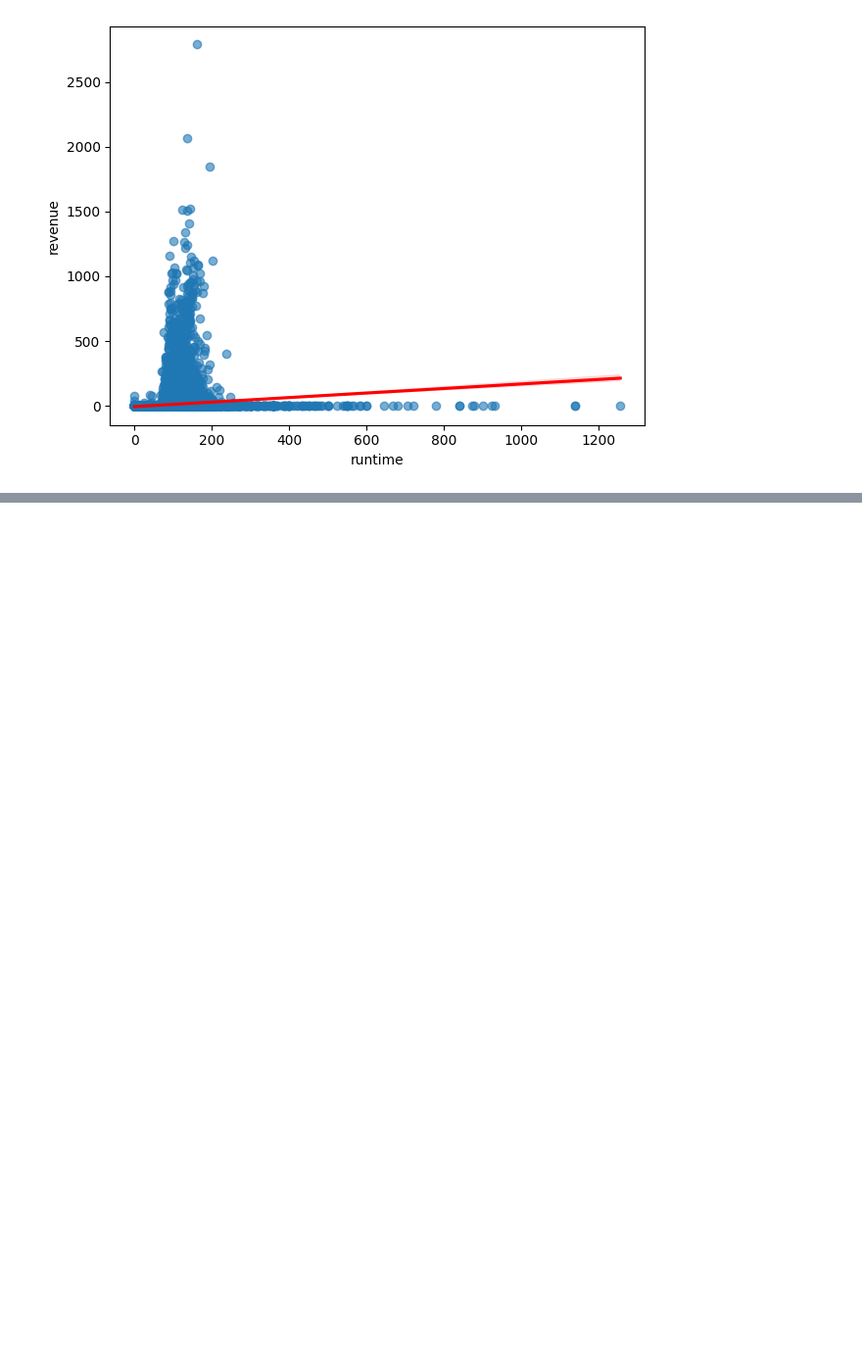
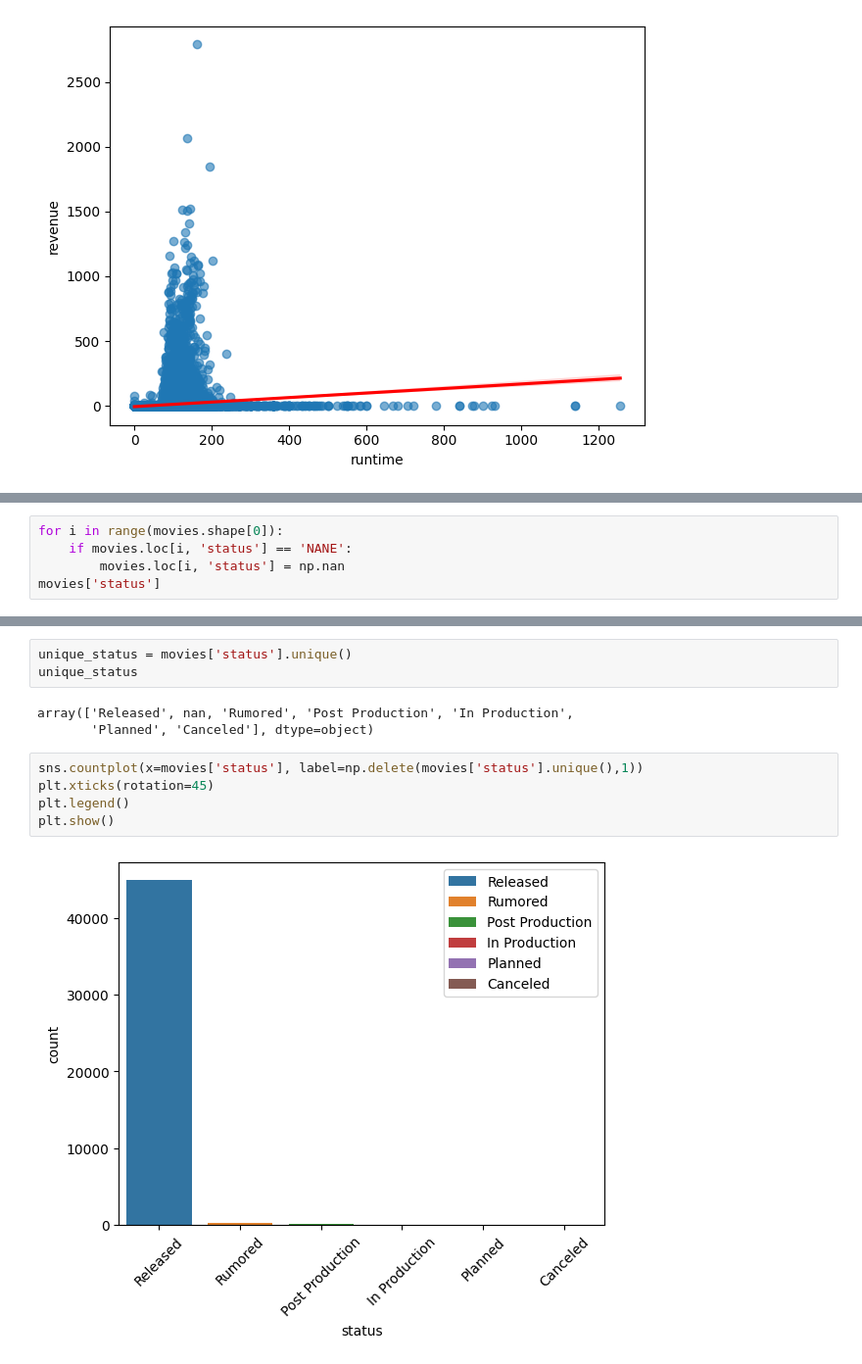
Before and after one commit to MohammadRouintan/Movie-Recommender-System, a Jupyter notebook: MovieMetadataEDA.ipynb, the cells around one changed output, grey strips where cells are left out. Shown at 98% size. Cells and saved outputs as stored; diff of their text form; blank space fills up the shorter version.

```diff
--- a/MovieMetadataEDA.ipynb
+++ b/MovieMetadataEDA.ipynb
@@ -596,0 +627,5 @@ plt.tight_layout()
+# %%
+for i in range(movies.shape[0]):
+    if movies.loc[i, 'status'] == 'NANE':
+        movies.loc[i, 'status'] = np.nan
+movies['status']
@@ -596,0 +645,13 @@ plt.tight_layout()
+# %%
+unique_status = movies['status'].unique()
+unique_status
+# %% [output]
+array(['Released', nan, 'Rumored', 'Post Production', 'In Production',
+       'Planned', 'Canceled'], dtype=object)
+# %%
+sns.countplot(x=movies['status'], label=np.delete(movies['status'].unique(),1))
+plt.xticks(rotation=45)
+plt.legend()
+plt.show()
+# %% [output]
+[figure, added]
```
Also changed, not shown: parts of 45 cells of this notebook, 1 other file.
